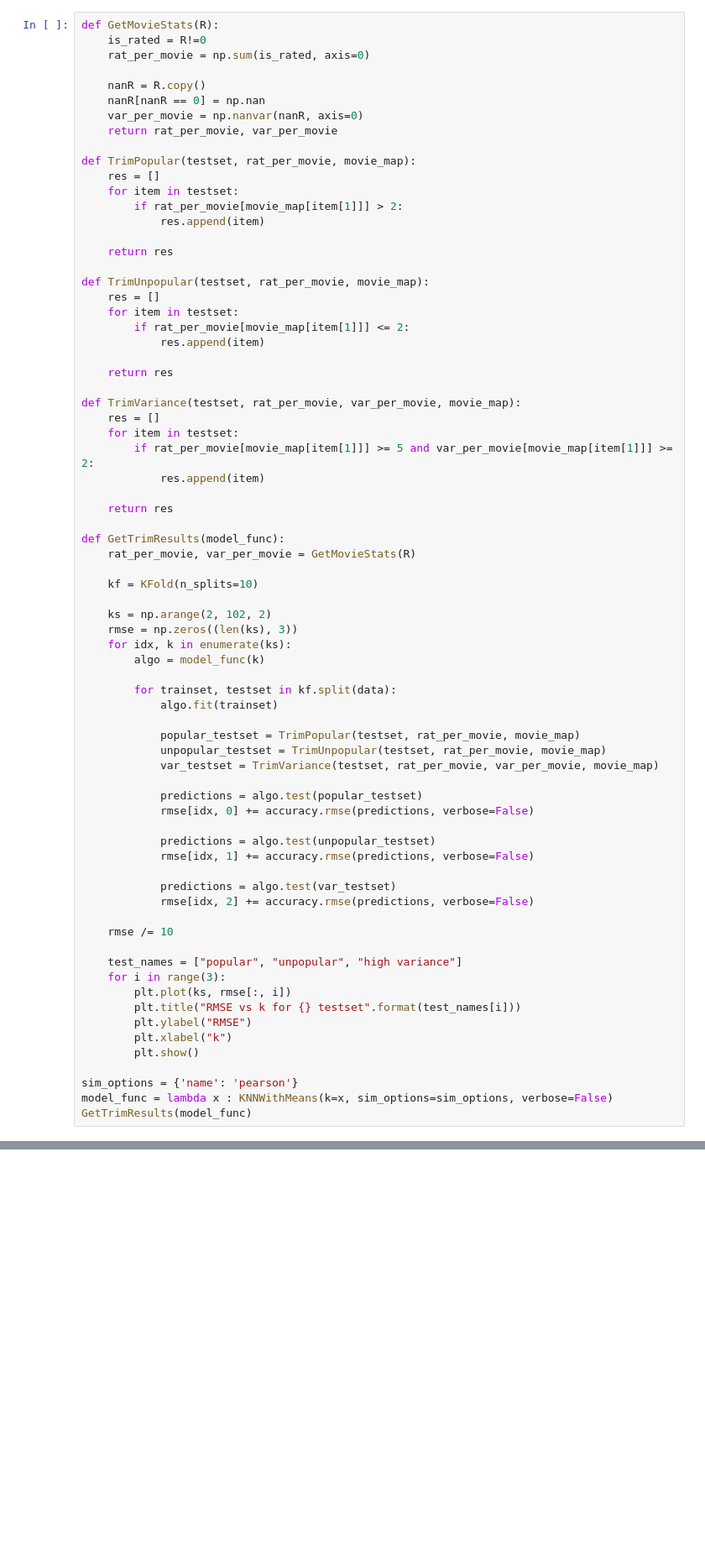
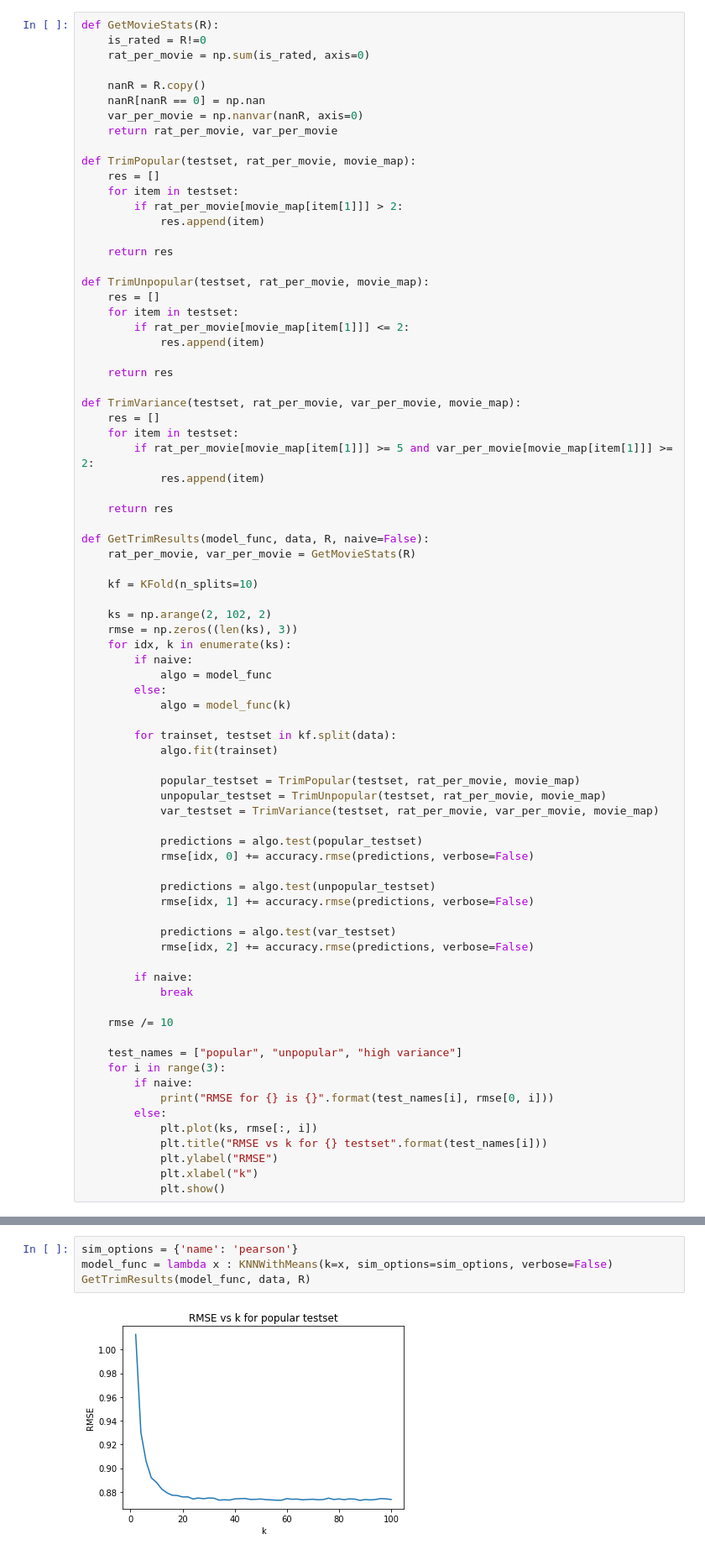
Before and after one commit to sbauersfeld/ECE219, a Jupyter notebook: project3/project3.ipynb, the cells around one changed output, grey strips where cells are left out. Shown at 84% size. Drawn from its saved outputs; the diff is of its cells as text; blank space fills up the shorter version.

```diff
--- a/project3/project3.ipynb
+++ b/project3/project3.ipynb
@@ -175,7 +178,7 @@ def TrimVariance(testset, rat_per_movie, var_per_movie, movie_map):
 
     return res
 
-def GetTrimResults(model_func):
+def GetTrimResults(model_func, data, R, naive=False):
     rat_per_movie, var_per_movie = GetMovieStats(R)
 
     kf = KFold(n_splits=10)
@@ -183,7 +186,10 @@ def GetTrimResults(model_func):
     ks = np.arange(2, 102, 2)
     rmse = np.zeros((len(ks), 3))
     for idx, k in enumerate(ks):
-        algo = model_func(k)
+        if naive:
+            algo = model_func
+        else:
+            algo = model_func(k)
 
         for trainset, testset in kf.split(data):
             algo.fit(trainset)
@@ -201,16 +207,18 @@ def GetTrimResults(model_func):
             predictions = algo.test(var_testset)
             rmse[idx, 2] += accuracy.rmse(predictions, verbose=False)
 
+        if naive:
+            break
+
     rmse /= 10
 
     test_names = ["popular", "unpopular", "high variance"]
     for i in range(3):
-        plt.plot(ks, rmse[:, i])
-        plt.title("RMSE vs k for {} testset".format(test_names[i]))
-        plt.ylabel("RMSE")
-        plt.xlabel("k")
-        plt.show()
-
-sim_options = {'name': 'pearson'}
-model_func = lambda x : KNNWithMeans(k=x, sim_options=sim_options, verbose=False)
-GetTrimResults(model_func)
+        if naive:
+            print("RMSE for {} is {}".format(test_names[i], rmse[0, i]))
+        else:
+            plt.plot(ks, rmse[:, i])
+            plt.title("RMSE vs k for {} testset".format(test_names[i]))
+            plt.ylabel("RMSE")
+            plt.xlabel("k")
+            plt.show()
@@ -220,0 +225,6 @@ GetTrimResults(model_func)
+# %%
+sim_options = {'name': 'pearson'}
+model_func = lambda x : KNNWithMeans(k=x, sim_options=sim_options, verbose=False)
+GetTrimResults(model_func, data, R)
+# %% [output]
+[figure, added]
```
Also changed, not shown: parts of 7 cells of this notebook.
